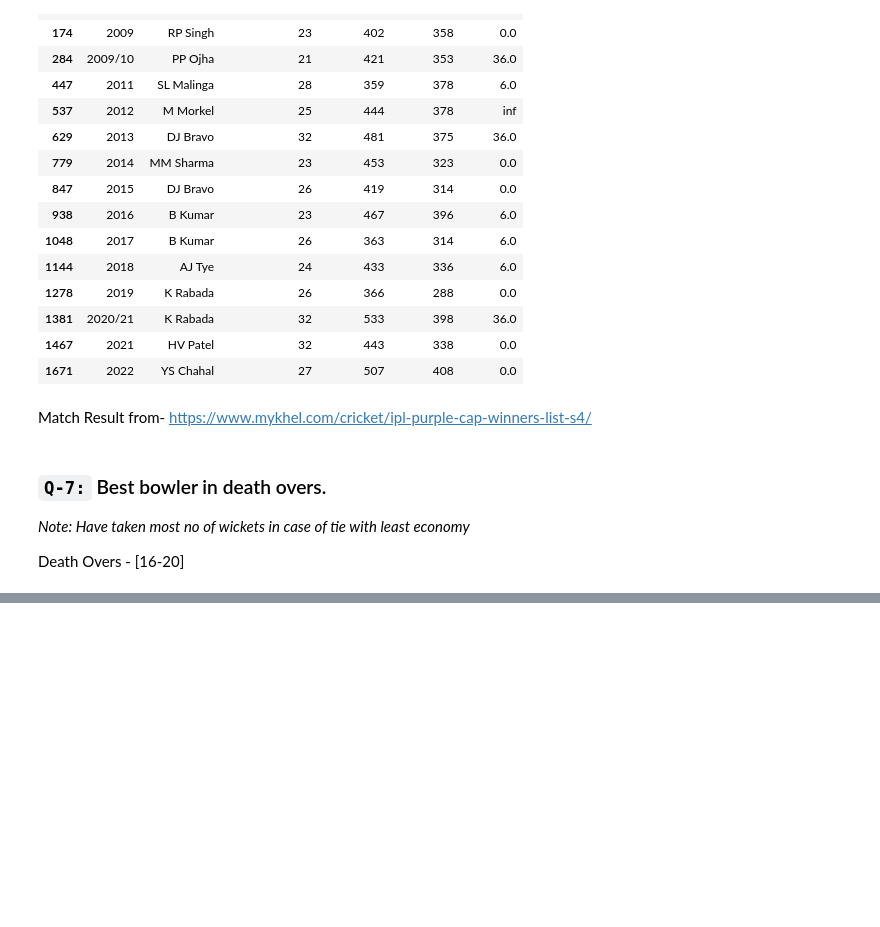
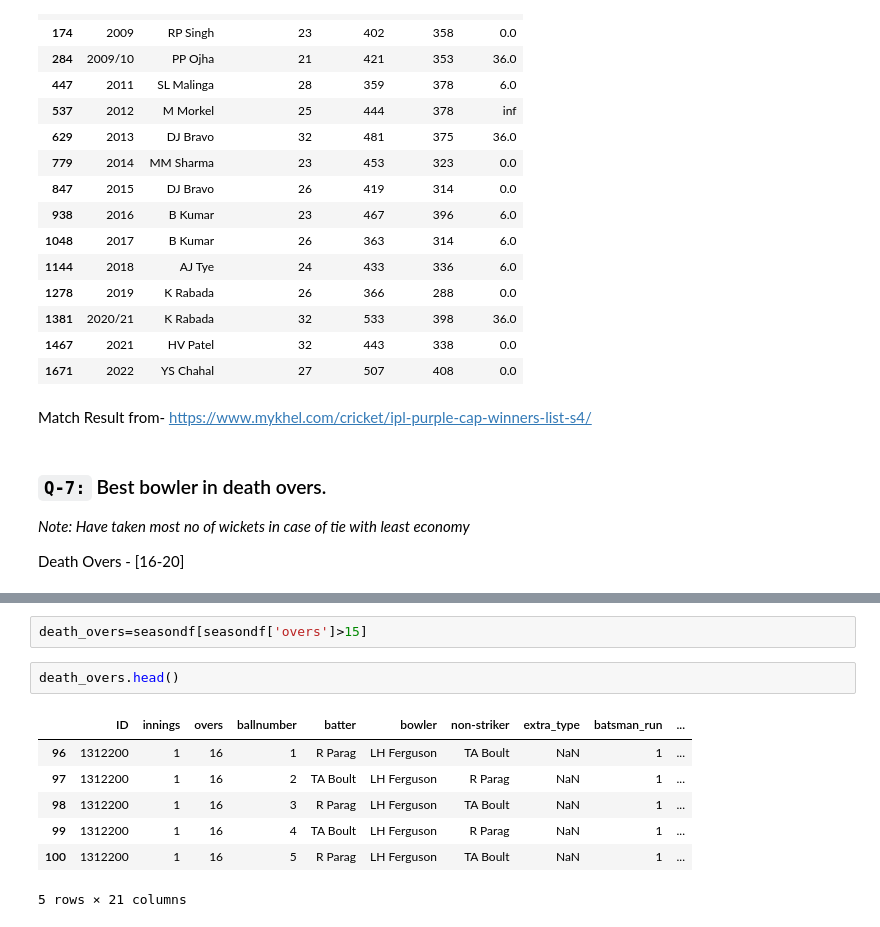
Before and after one commit to khadar786/CampusX, a Jupyter notebook: Tasks/Task-20.ipynb, the cells around one changed output, grey strips where cells are left out. Drawn from its saved outputs; the diff is of its cells as text; blank space fills up the shorter version.

```diff
--- a/Tasks/Task-20.ipynb
+++ b/Tasks/Task-20.ipynb
@@ -138,0 +149,12 @@ Death Overs - [16-20]
+# %%
+death_overs=seasondf[seasondf['overs']>15]
+# %%
+death_overs.head()
+# %% [output]
+|  | ID | innings | overs | ballnumber | batter | bowler | non-striker | extra_type | batsman_run | ... |
+| 96 | 1312200 | 1 | 16 | 1 | R Parag | LH Ferguson | TA Boult | NaN | 1 | ... |
+| 97 | 1312200 | 1 | 16 | 2 | TA Boult | LH Ferguson | R Parag | NaN | 1 | ... |
+| 98 | 1312200 | 1 | 16 | 3 | R Parag | LH Ferguson | TA Boult | NaN | 1 | ... |
+| 99 | 1312200 | 1 | 16 | 4 | TA Boult | LH Ferguson | R Parag | NaN | 1 | ... |
+| 100 | 1312200 | 1 | 16 | 5 | R Parag | LH Ferguson | TA Boult | NaN | 1 | ... |
+5 rows × 21 columns
```
Also changed, not shown: parts of 18 cells of this notebook.
